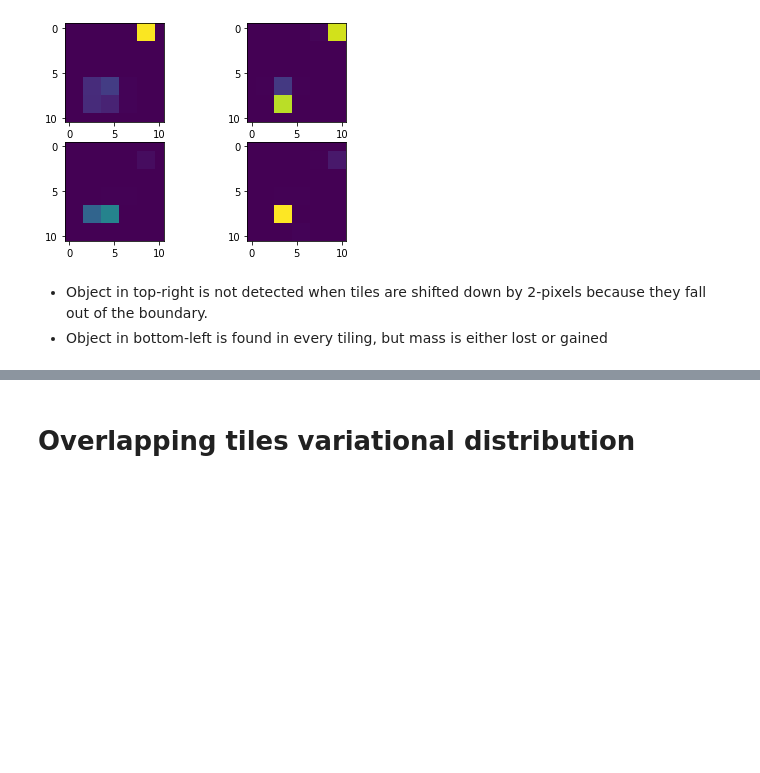
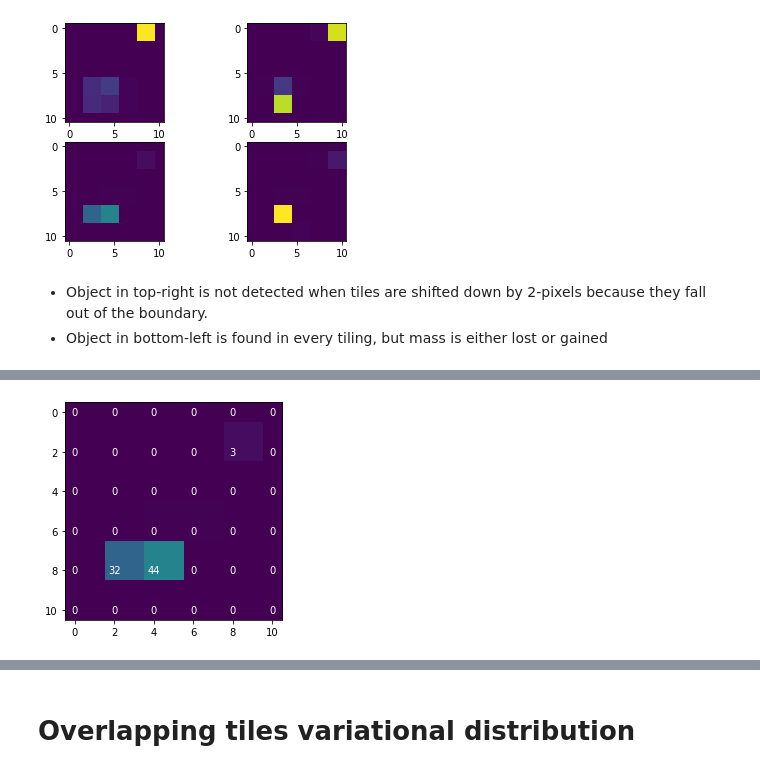
Before and after one commit to prob-ml/bliss, a Jupyter notebook: case_studies/overlap/Overlapping Tiles Demo Meeting Nov 17.ipynb, the cells around one changed output, grey strips where cells are left out. Drawn from its saved outputs; the diff is of its cells as text; code cells hidden in the pictures; blank space fills up the shorter version.

```diff
--- a/case_studies/overlap/Overlapping Tiles Demo Meeting Nov 17.ipynb
+++ b/case_studies/overlap/Overlapping Tiles Demo Meeting Nov 17.ipynb
@@ -184,0 +169,4 @@ for (j,i),label in np.ndenumerate(prob_super[:, :, 3]):
+# %%
+plot_annotated_img(prob_super[:, :, 1])
+# %% [output]
+[figure, added]
```
Also changed, not shown: parts of 20 cells of this notebook.
